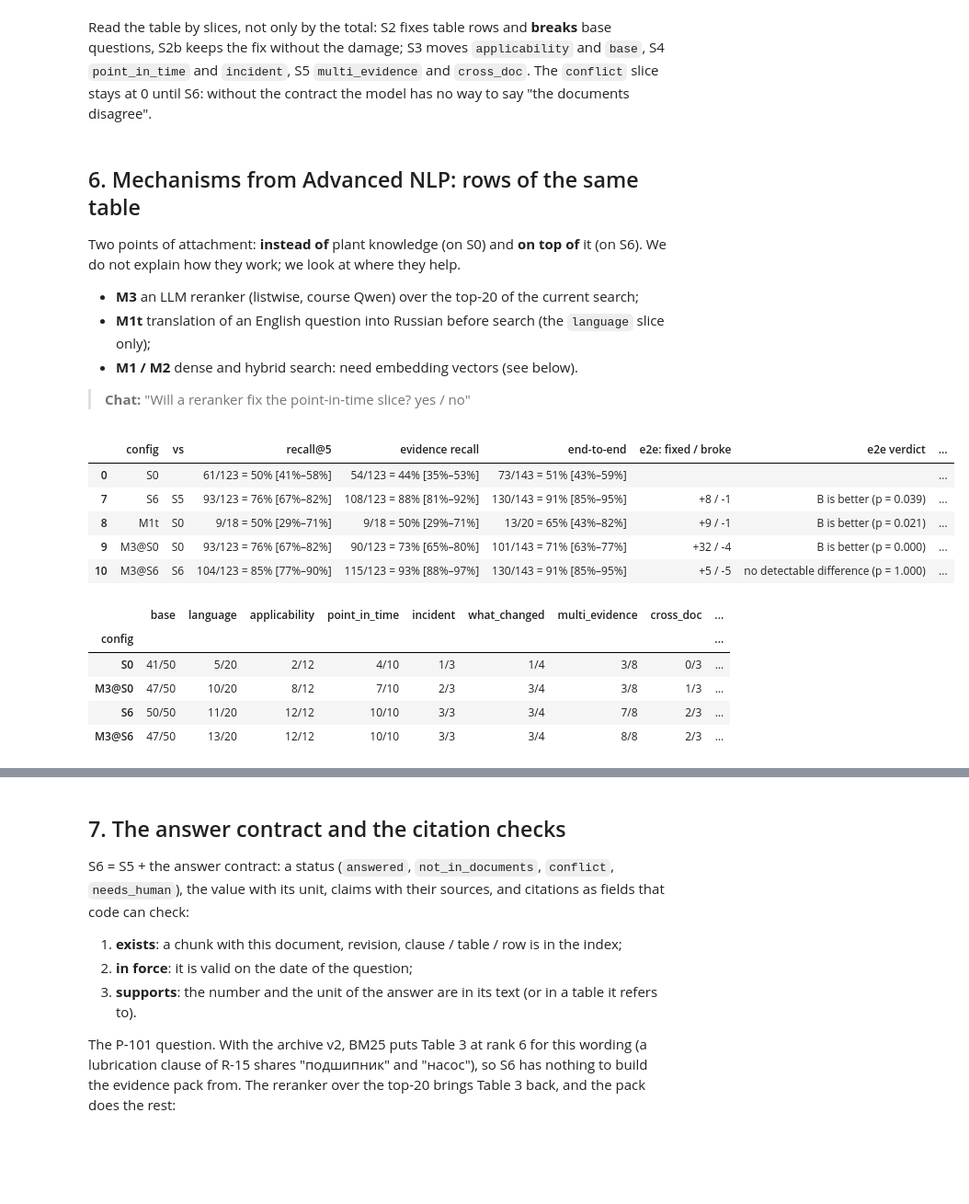
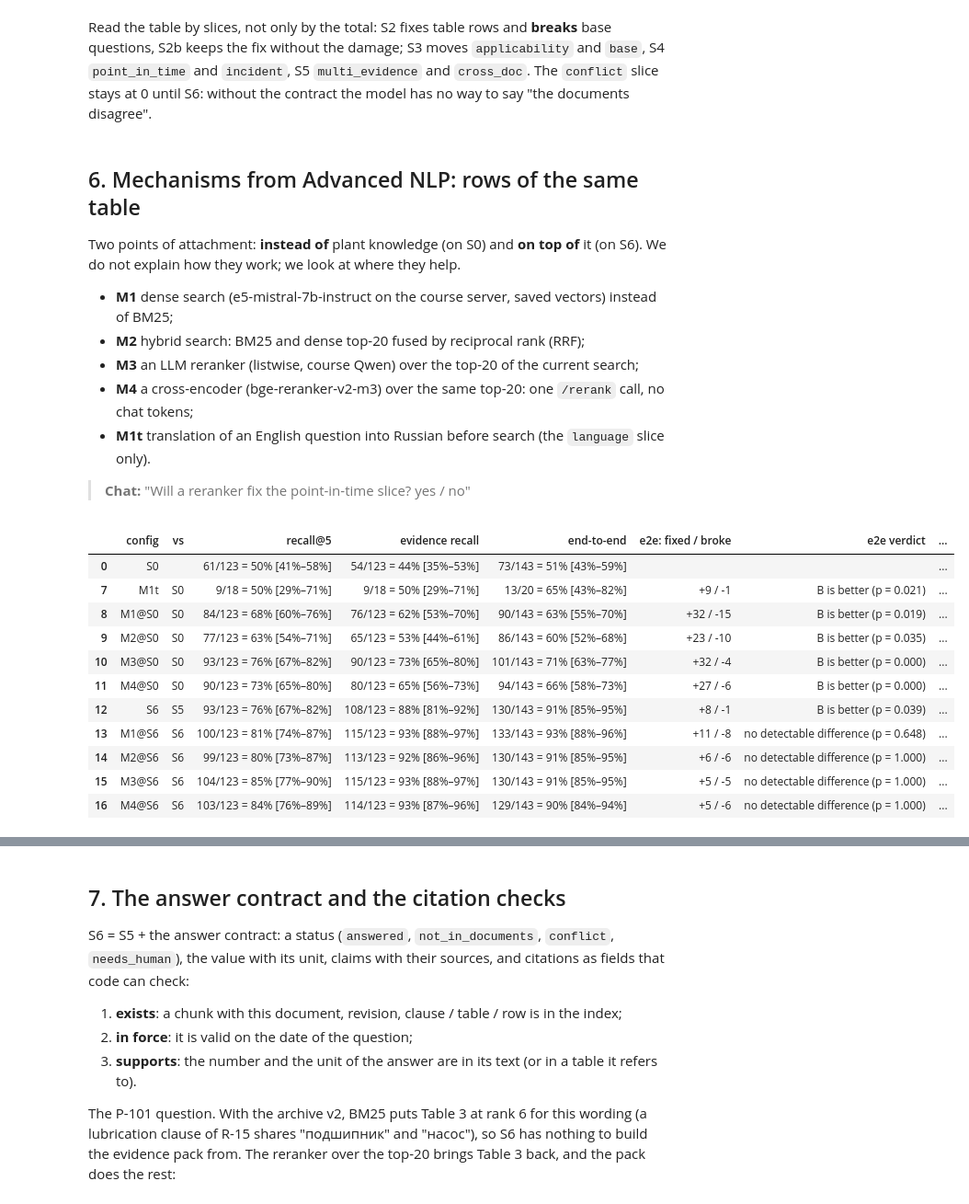
Before and after one commit to Industrial-AI-Research-Lab/course-ml-for-industry-data, a Jupyter notebook: practice-04-rag/reference/practice_04_executed.ipynb, the cells around one changed output, grey strips where cells are left out. Shown at 92% size. Saved outputs shown, nothing was run; the diff lists cells and outputs as text; code cells hidden in the pictures; blank space fills up the shorter version.

```diff
--- a/practice-04-rag/reference/practice_04_executed.ipynb
+++ b/practice-04-rag/reference/practice_04_executed.ipynb
@@ -609,29 +619,30 @@ way to say "the documents disagree".
 Two points of attachment: **instead of** plant knowledge (on S0) and **on top of** it (on S6). We do not explain
 how they work; we look at where they help.
 
+- **M1** dense search (e5-mistral-7b-instruct on the course server, saved vectors) instead of BM25;
+- **M2** hybrid search: BM25 and dense top-20 fused by reciprocal rank (RRF);
 - **M3** an LLM reranker (listwise, course Qwen) over the top-20 of the current search;
-- **M1t** translation of an English question into Russian before search (the `language` slice only);
-- **M1 / M2** dense and hybrid search: need embedding vectors (see below).
+- **M4** a cross-encoder (bge-reranker-v2-m3) over the same top-20: one `/rerank` call, no chat tokens;
+- **M1t** translation of an English question into Russian before search (the `language` slice only).
 
 > **Chat:** "Will a reranker fix the point-in-time slice? yes / no"
-# %%
-for name in ("S6", "M1t", "M3@S0", "M3@S6"):
-    run(name)
-table = reval.ablation(scores, previous)
-table[table.config.isin(["S0", "M1t", "M3@S0", "S6", "M3@S6"])][cols].fillna("")
-# %% [output]
-|  | config | vs | recall@5 | evidence recall | end-to-end | e2e: fixed / broke | e2e verdict | ... |
-| 0 | S0 |  | 61/123 = 50% [41%–58%] | 54/123 = 44% [35%–53%] | 73/143 = 51% [43%–59%] |  |  | ... |
-| 7 | S6 | S5 | 93/123 = 76% [67%–82%] | 108/123 = 88% [81%–92%] | 130/143 = 91% [85%–95%] | +8 / -1 | B is better (p = 0.039) | ... |
-| 8 | M1t | S0 | 9/18 = 50% [29%–71%] | 9/18 = 50% [29%–71%] | 13/20 = 65% [43%–82%] | +9 / -1 | B is better (p = 0.021) | ... |
-| 9 | M3@S0 | S0 | 93/123 = 76% [67%–82%] | 90/123 = 73% [65%–80%] | 101/143 = 71% [63%–77%] | +32 / -4 | B is better (p = 0.000) | ... |
-| 10 | M3@S6 | S6 | 104/123 = 85% [77%–90%] | 115/123 = 93% [88%–97%] | 130/143 = 91% [85%–95%] | +5 / -5 | no detectable difference (p = 1.000) | ... |
-# %%
-reval.by_slice({k: scores[k] for k in ("S0", "M3@S0", "S6", "M3@S6")}, "correct")
-# %% [output]
-|  | base | language | applicability | point_in_time | incident | what_changed | multi_evidence | cross_doc | ... |
-| config |  |  |  |  |  |  |  |  | ... |
-| S0 | 41/50 | 5/20 | 2/12 | 4/10 | 1/3 | 1/4 | 3/8 | 0/3 | ... |
-| M3@S0 | 47/50 | 10/20 | 8/12 | 7/10 | 2/3 | 3/4 | 3/8 | 1/3 | ... |
-| S6 | 50/50 | 11/20 | 12/12 | 10/10 | 3/3 | 3/4 | 7/8 | 2/3 | ... |
-| M3@S6 | 47/50 | 13/20 | 12/12 | 10/10 | 3/3 | 3/4 | 8/8 | 2/3 | ... |
+# %%
+MECH = ["S0", "M1@S0", "M2@S0", "M3@S0", "M4@S0", "S6", "M1@S6", "M2@S6", "M3@S6", "M4@S6"]
+for name in ["M1t"] + MECH:
+    if name not in scores and (VECTORS is not None or CONFIGS[name].retriever == "bm25"):
+        run(name)
+table = reval.ablation(scores, previous)
+table[table.config.isin(MECH + ["M1t"])][cols].fillna("")
+# %% [output]
+|  | config | vs | recall@5 | evidence recall | end-to-end | e2e: fixed / broke | e2e verdict | ... |
+| 0 | S0 |  | 61/123 = 50% [41%–58%] | 54/123 = 44% [35%–53%] | 73/143 = 51% [43%–59%] |  |  | ... |
+| 7 | M1t | S0 | 9/18 = 50% [29%–71%] | 9/18 = 50% [29%–71%] | 13/20 = 65% [43%–82%] | +9 / -1 | B is better (p = 0.021) | ... |
+| 8 | M1@S0 | S0 | 84/123 = 68% [60%–76%] | 76/123 = 62% [53%–70%] | 90/143 = 63% [55%–70%] | +32 / -15 | B is better (p = 0.019) | ... |
+| 9 | M2@S0 | S0 | 77/123 = 63% [54%–71%] | 65/123 = 53% [44%–61%] | 86/143 = 60% [52%–68%] | +23 / -10 | B is better (p = 0.035) | ... |
+| 10 | M3@S0 | S0 | 93/123 = 76% [67%–82%] | 90/123 = 73% [65%–80%] | 101/143 = 71% [63%–77%] | +32 / -4 | B is better (p = 0.000) | ... |
+| 11 | M4@S0 | S0 | 90/123 = 73% [65%–80%] | 80/123 = 65% [56%–73%] | 94/143 = 66% [58%–73%] | +27 / -6 | B is better (p = 0.000) | ... |
+| 12 | S6 | S5 | 93/123 = 76% [67%–82%] | 108/123 = 88% [81%–92%] | 130/143 = 91% [85%–95%] | +8 / -1 | B is better (p = 0.039) | ... |
+| 13 | M1@S6 | S6 | 100/123 = 81% [74%–87%] | 115/123 = 93% [88%–97%] | 133/143 = 93% [88%–96%] | +11 / -8 | no detectable difference (p = 0.648) | ... |
+| 14 | M2@S6 | S6 | 99/123 = 80% [73%–87%] | 113/123 = 92% [86%–96%] | 130/143 = 91% [85%–95%] | +6 / -6 | no detectable difference (p = 1.000) | ... |
+| 15 | M3@S6 | S6 | 104/123 = 85% [77%–90%] | 115/123 = 93% [88%–97%] | 130/143 = 91% [85%–95%] | +5 / -5 | no detectable difference (p = 1.000) | ... |
+| 16 | M4@S6 | S6 | 103/123 = 84% [76%–89%] | 114/123 = 93% [87%–96%] | 129/143 = 90% [84%–94%] | +5 / -6 | no detectable difference (p = 1.000) | ... |
```
Also changed, not shown: parts of 20 cells of this notebook, 28 other files.
